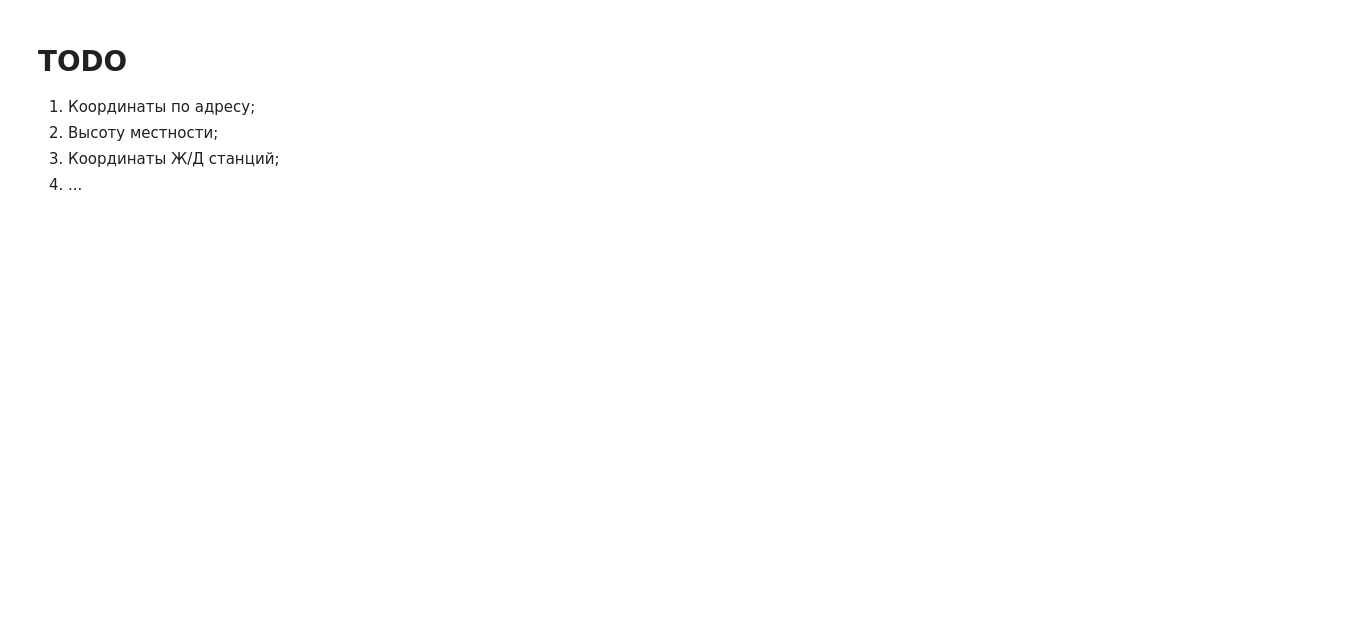
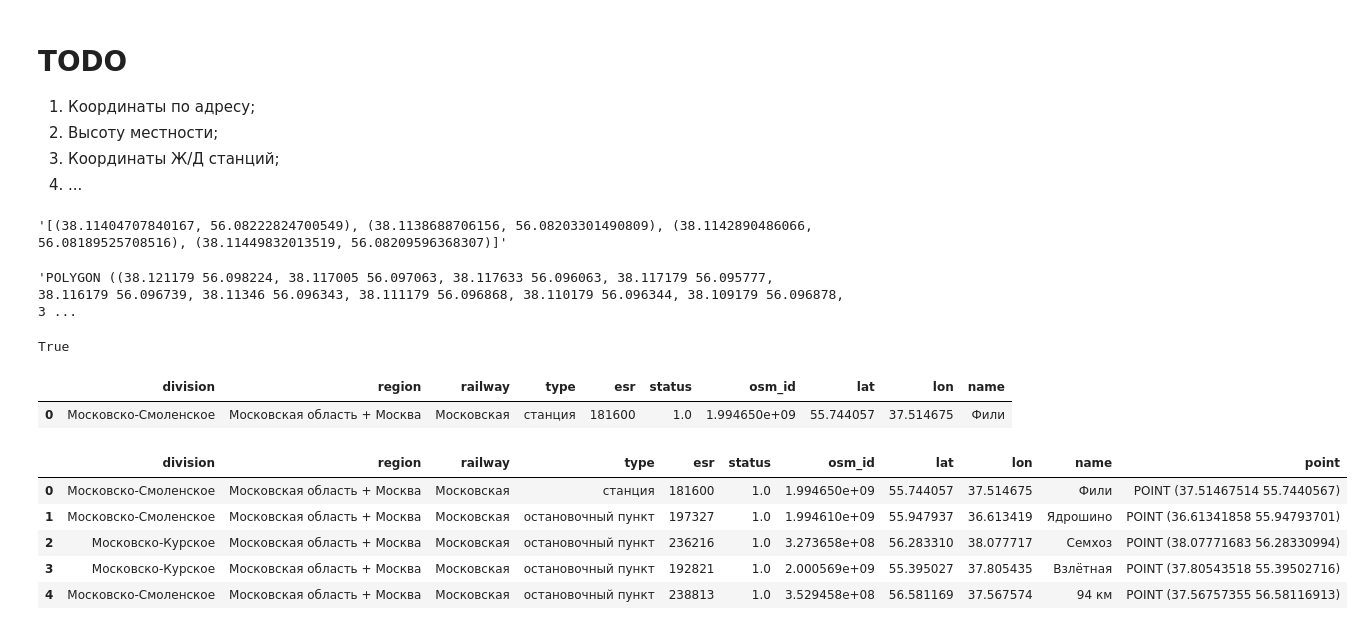
Before and after one commit to jabulani9955/torgi_bot, a Jupyter notebook: notebook.ipynb, the cells around one changed output. Cells and saved outputs as stored; diff of their text form; code cells hidden in the pictures; blank space fills up the shorter version.

```diff
--- a/notebook.ipynb
+++ b/notebook.ipynb
@@ -16,2 +24,14 @@ import psycopg2
+# %%
+esr_df = pd.read_csv(r"data\esr.csv", sep=';')
+osm2esr_df = pd.read_csv(r"data\osm2esr.csv", sep=';')
+
+moscow_railway_stations = esr_df[esr_df['source'] == 'mosobl'][['division', 'railway', 'type', 'esr']].merge(
+    osm2esr_df[osm2esr_df['status'] != 0].drop(columns=['status', 'type', 'railway', 'alt_name', 'old_name', 'official_name', 'user']),
+    how='left',
+    on='esr'
+).drop(columns=['esr']).dropna(subset=['lat', 'lon']).sort_values(by=['name']).reset_index(drop=True)[[
+    'name', 'division', 'railway', 'type', 'osm_id', 'lat', 'lon'
+]]
+moscow_railway_stations.osm_id = moscow_railway_stations.osm_id.apply(lambda x: str(x).split('.')[0])
 # %% [markdown]
 ## Functions
@@ -219,0 +274,31 @@ if len > 1
+# %%
+df_lots_exmaple = df.copy().sample(5, random_state=42).reset_index(drop=True)
+df_railway_exmaple = moscow_railway_stations.copy().sample(5, random_state=42).reset_index(drop=True)
+# %%
+df_lots_exmaple.loc[0, 'coords']
+# %% [output]
+'[(38.11404707840167, 56.08222824700549), (38.1138688706156, 56.08203301490809), (38.1142890486066, 56.08189525708516), (38.11449832013519, 56.08209596368307)]'
+# %%
+df_lots_exmaple.loc[0, 'isochrones']
+# %% [output]
+'POLYGON ((38.121179 56.098224, 38.117005 56.097063, 38.117633 56.096063, 38.117179 56.095777, 38.116179 56.096739, 38.11346 56.096343, 38.111179 56.096868, 38.110179 56.096344, 38.109179 56.096878, 3 ...
+# %%
+Polygon(df_lots_exmaple.loc[0, 'isochrones']).contains(Point(df_lots_exmaple.loc[0, 'coords_center']))
+# %% [output]
+True
+# %%
+df_railway_exmaple.head(1)
+# %% [output]
+|  | division | region | railway | type | esr | status | osm_id | lat | lon | name |
+| 0 | Московско-Смоленское | Московская область + Москва | Московская | станция | 181600 | 1.0 | 1.994650e+09 | 55.744057 | 37.514675 | Фили |
+# %%
+df_railway_exmaple['point'] = df_railway_exmaple.apply(lambda x: Point(x['lon'], x['lat']), axis=1)
+# %%
+df_railway_exmaple
+# %% [output]
+|  | division | region | railway | type | esr | status | osm_id | lat | lon | name | point |
+| 0 | Московско-Смоленское | Московская область + Москва | Московская | станция | 181600 | 1.0 | 1.994650e+09 | 55.744057 | 37.514675 | Фили | POINT (37.51467514 55.7440567) |
+| 1 | Московско-Смоленское | Московская область + Москва | Московская | остановочный пункт | 197327 | 1.0 | 1.994610e+09 | 55.947937 | 36.613419 | Ядрошино | POINT (36.61341858 55.94793701) |
+| 2 | Московско-Курское | Московская область + Москва | Московская | остановочный пункт | 236216 | 1.0 | 3.273658e+08 | 56.283310 | 38.077717 | Семхоз | POINT (38.07771683 56.28330994) |
+| 3 | Московско-Курское | Московская область + Москва | Московская | остановочный пункт | 192821 | 1.0 | 2.000569e+09 | 55.395027 | 37.805435 | Взлётная | POINT (37.80543518 55.39502716) |
+| 4 | Московско-Смоленское | Московская область + Москва | Московская | остановочный пункт | 238813 | 1.0 | 3.529458e+08 | 56.581169 | 37.567574 | 94 км | POINT (37.56757355 56.58116913) |
```
Also changed, not shown: parts of 31 cells of this notebook, 6 other files.
